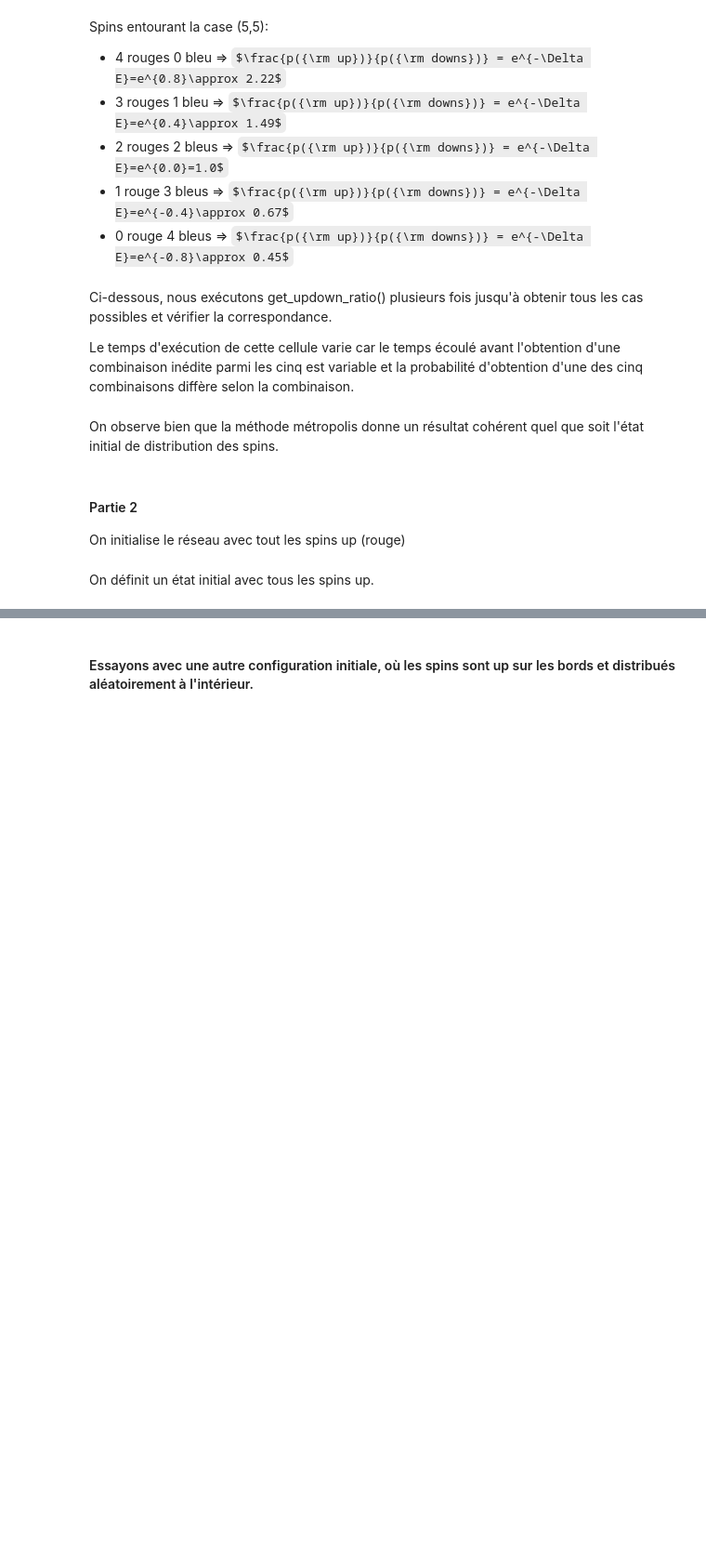
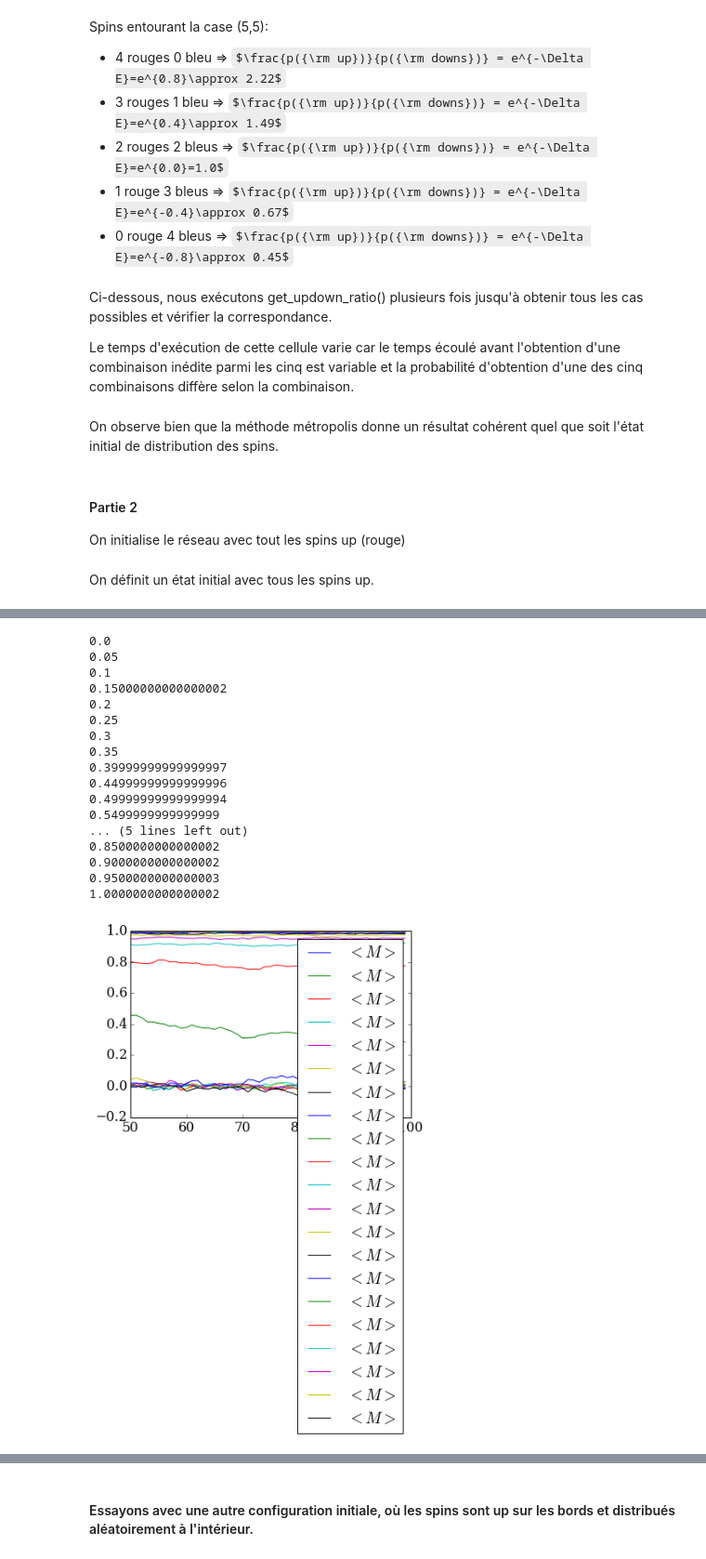
Before and after one commit to be-rays/Module6_MonteCarlo, a Jupyter notebook: Monte-Carlo.ipynb, the cells around one changed output, grey strips where cells are left out. Shown at 93% size. Saved outputs shown, nothing was run; the diff lists cells and outputs as text; code cells hidden in the pictures; some formulas as TeX source; blank space fills up the shorter version.

```diff
--- a/Monte-Carlo.ipynb
+++ b/Monte-Carlo.ipynb
@@ -694,14 +705,33 @@ mean_magnetisation(0.5,state_up)
 # %%
-N=4
+N=20
 d_alpha=1.0/N
 alpha=0.0
 i=0
 magnetisation=numpy.zeros([2,N+1])
 state_up=numpy.ones([nx,ny])
 while i<=N:
     magnetisation[0,i]=alpha
     print(alpha)
-    magnetisation[1,i]=mean_magnetisation(alpha,state_up)
+    magnetisation[1,i]=mean_magnetisation(alpha,100)
     alpha=alpha+d_alpha
     i=i+1
+# %% [output]
+0.0
+0.05
+0.1
+0.15000000000000002
+0.2
+0.25
+0.3
+0.35
+0.39999999999999997
+0.44999999999999996
+0.49999999999999994
+0.5499999999999999
+... (5 lines left out)
+0.8500000000000002
+0.9000000000000002
+0.9500000000000003
+1.0000000000000002
+[figure, added]
 # %%
```
Also changed, not shown: parts of 16 cells of this notebook.
